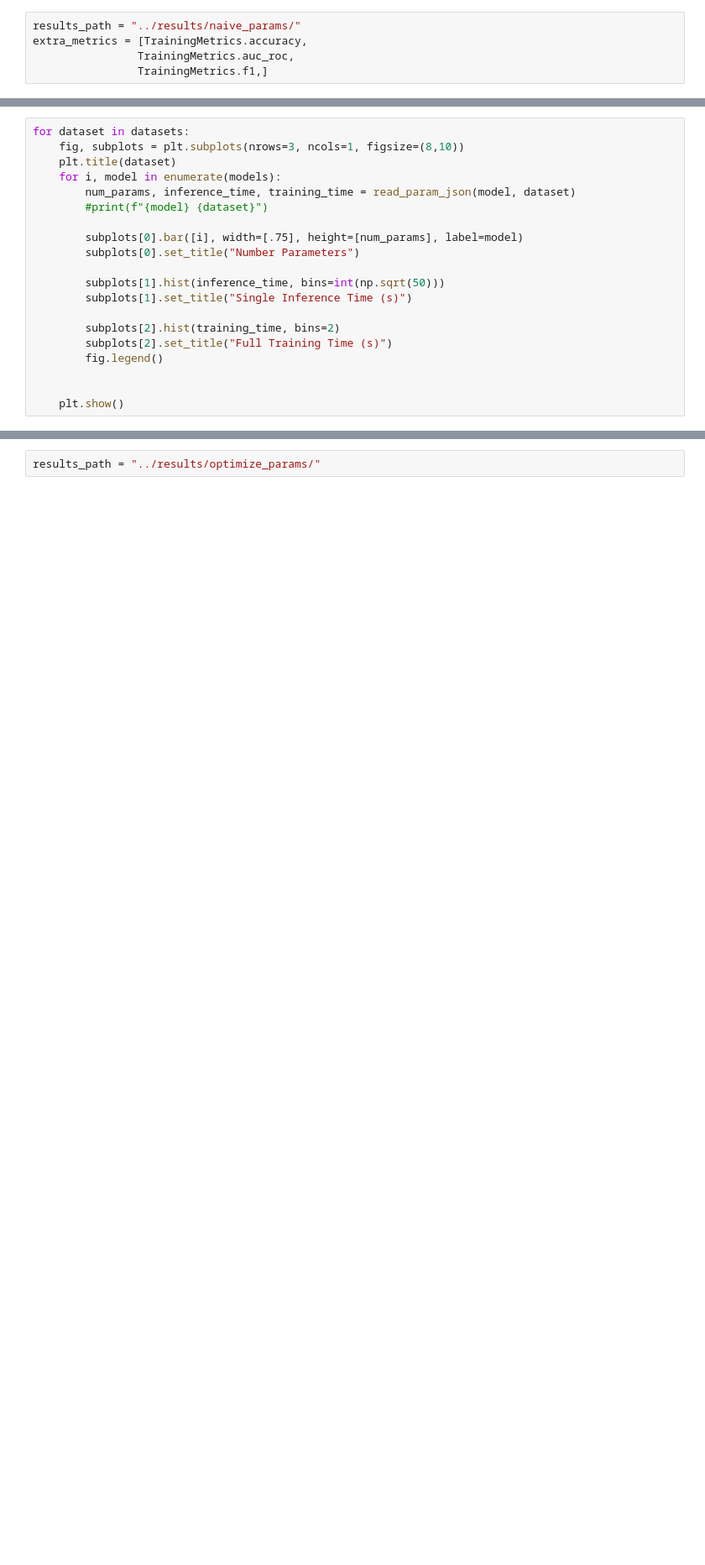
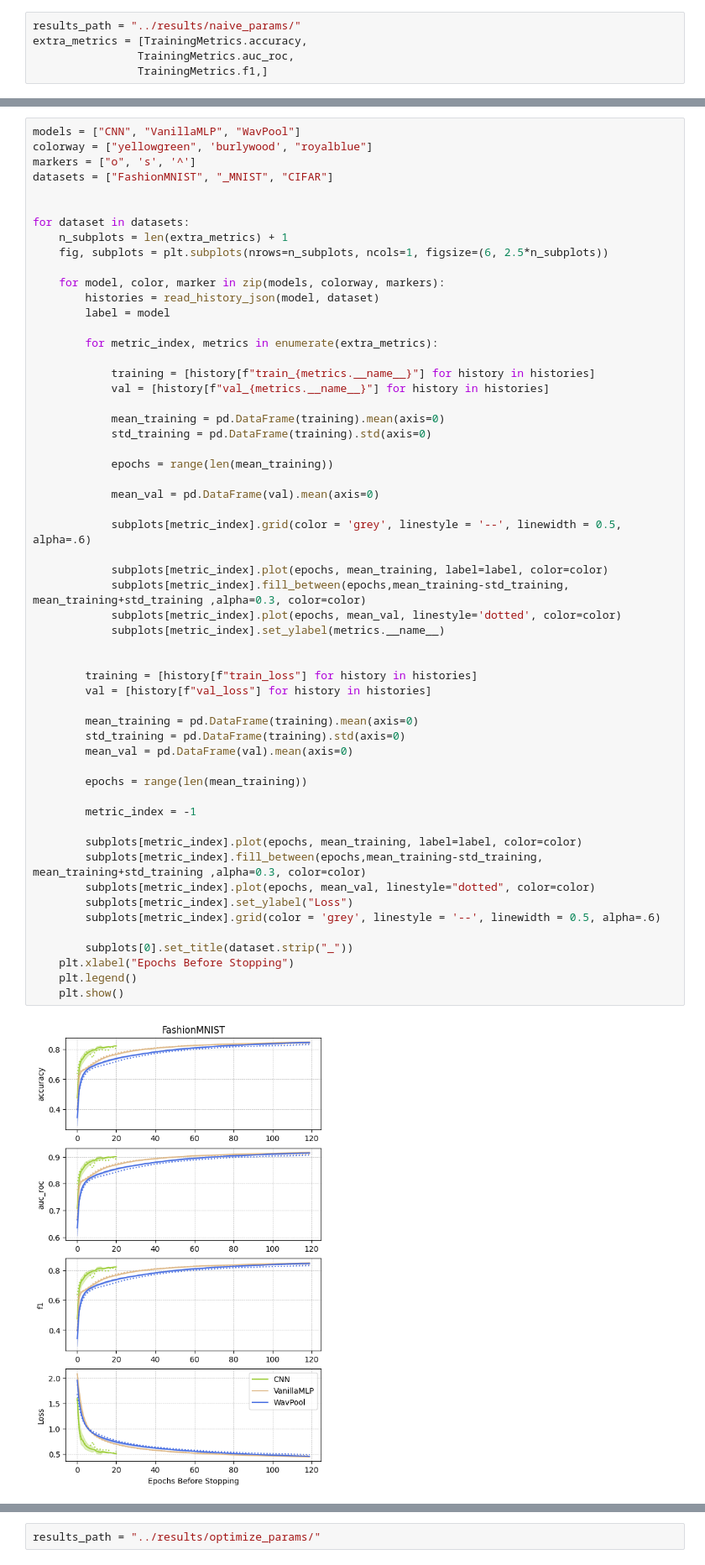
Before and after one commit to deepskies/DeepWavNN, a Jupyter notebook: notebooks/results_visuals.ipynb, the cells around one changed output, grey strips where cells are left out. Shown at 84% size. Saved outputs shown, nothing was run; the diff lists cells and outputs as text; blank space fills up the shorter version.

Commit message:
Updated plots

```diff
--- a/notebooks/results_visuals.ipynb
+++ b/notebooks/results_visuals.ipynb
@@ -92,20 +42,0 @@ VanillaMLP _MNIST
-# %%
-for dataset in datasets:
-    fig, subplots = plt.subplots(nrows=3, ncols=1, figsize=(8,10))
-    plt.title(dataset)
-    for i, model in enumerate(models):
-        num_params, inference_time, training_time = read_param_json(model, dataset)
-        #print(f"{model} {dataset}")
-
-        subplots[0].bar([i], width=[.75], height=[num_params], label=model)
-        subplots[0].set_title("Number Parameters")
-
-        subplots[1].hist(inference_time, bins=int(np.sqrt(50)))
-        subplots[1].set_title("Single Inference Time (s)")
-
-        subplots[2].hist(training_time, bins=2)
-        subplots[2].set_title("Full Training Time (s)")
-        fig.legend()
-
-
-    plt.show()
@@ -115,0 +43,58 @@ for dataset in datasets:
+# %%
+models = ["CNN", "VanillaMLP", "WavPool"]
+colorway = ["yellowgreen", 'burlywood', "royalblue"]
+markers = ["o", 's', '^']
+datasets = ["FashionMNIST", "_MNIST", "CIFAR"]
+
+
+for dataset in datasets:
+    n_subplots = len(extra_metrics) + 1
+    fig, subplots = plt.subplots(nrows=n_subplots, ncols=1, figsize=(6, 2.5*n_subplots))
+
+    for model, color, marker in zip(models, colorway, markers):
+        histories = read_history_json(model, dataset)
+        label = model
+
+        for metric_index, metrics in enumerate(extra_metrics):
+
+            training = [history[f"train_{metrics.__name__}"] for history in histories]
+            val = [history[f"val_{metrics.__name__}"] for history in histories]
+
+            mean_training = pd.DataFrame(training).mean(axis=0)
+            std_training = pd.DataFrame(training).std(axis=0)
+
+            epochs = range(len(mean_training))
+
+            mean_val = pd.DataFrame(val).mean(axis=0)
+
+            subplots[metric_index].grid(color = 'grey', linestyle = '--', linewidth = 0.5, alpha=.6)
+
+            subplots[metric_index].plot(epochs, mean_training, label=label, color=color)
+            subplots[metric_index].fill_between(epochs,mean_training-std_training, mean_training+std_training ,alpha=0.3, color=color)
+            subplots[metric_index].plot(epochs, mean_val, linestyle='dotted', color=color)
+            subplots[metric_index].set_ylabel(metrics.__name__)
+
+
+        training = [history[f"train_loss"] for history in histories]
+        val = [history[f"val_loss"] for history in histories]
+
+        mean_training = pd.DataFrame(training).mean(axis=0)
+        std_training = pd.DataFrame(training).std(axis=0)
+        mean_val = pd.DataFrame(val).mean(axis=0)
+
+        epochs = range(len(mean_training))
+
+        metric_index = -1
+
+        subplots[metric_index].plot(epochs, mean_training, label=label, color=color)
+        subplots[metric_index].fill_between(epochs,mean_training-std_training, mean_training+std_training ,alpha=0.3, color=color)
+        subplots[metric_index].plot(epochs, mean_val, linestyle="dotted", color=color)
+        subplots[metric_index].set_ylabel("Loss")
+        subplots[metric_index].grid(color = 'grey', linestyle = '--', linewidth = 0.5, alpha=.6)
+
+        subplots[0].set_title(dataset.strip("_"))
+    plt.xlabel("Epochs Before Stopping")
+    plt.legend()
+    plt.show()
+# %% [output]
+[figure, added]
```
Also changed, not shown: parts of 10 cells of this notebook, 1 other file.
